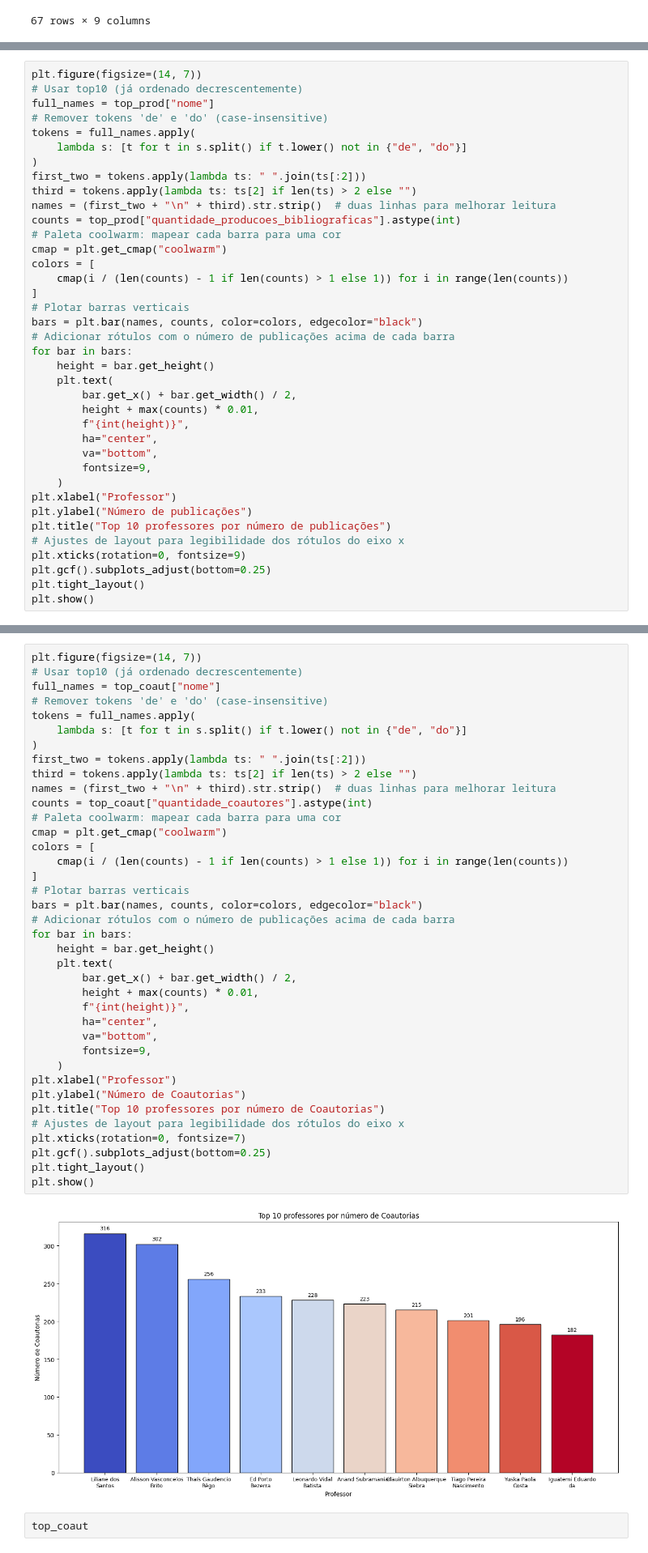
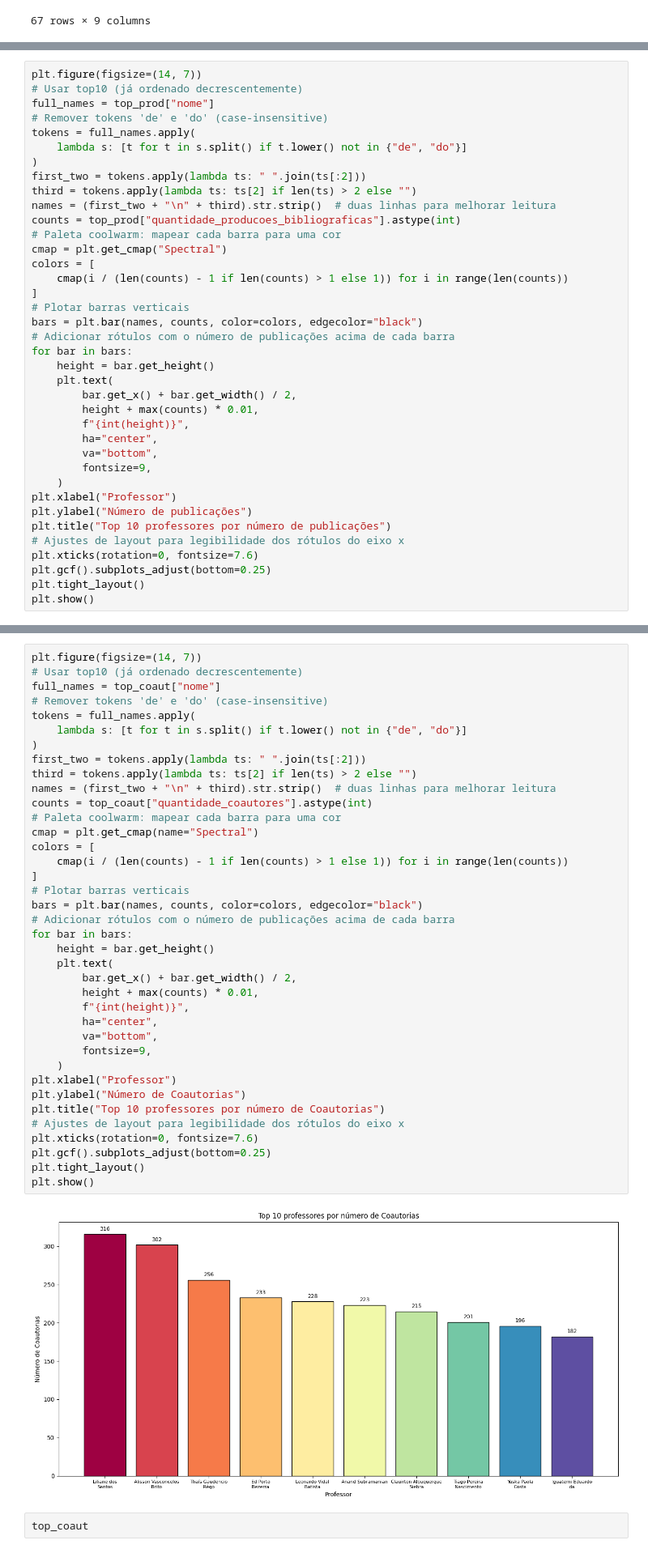
Before and after one commit to cacdia/lattes, a Jupyter notebook: notebook/notebook_relatorio.ipynb, the cells around one changed output, grey strips where cells are left out. Shown at 81% size. Drawn from its saved outputs; the diff is of its cells as text.

```diff
--- a/notebook/notebook_relatorio.ipynb
+++ b/notebook/notebook_relatorio.ipynb
@@ -301,7 +307,7 @@ third = tokens.apply(lambda ts: ts[2] if len(ts) > 2 else "")
 names = (first_two + "\n" + third).str.strip()  # duas linhas para melhorar leitura
 counts = top_prod["quantidade_producoes_bibliograficas"].astype(int)
 # Paleta coolwarm: mapear cada barra para uma cor
-cmap = plt.get_cmap("coolwarm")
+cmap = plt.get_cmap("Spectral")
 colors = [
     cmap(i / (len(counts) - 1 if len(counts) > 1 else 1)) for i in range(len(counts))
 ]
@@ -322,7 +328,7 @@ plt.xlabel("Professor")
 plt.ylabel("Número de publicações")
 plt.title("Top 10 professores por número de publicações")
 # Ajustes de layout para legibilidade dos rótulos do eixo x
-plt.xticks(rotation=0, fontsize=9)
+plt.xticks(rotation=0, fontsize=7.6)
 plt.gcf().subplots_adjust(bottom=0.25)
 plt.tight_layout()
 plt.show()
@@ -361,36 +367,36 @@ tokens = full_names.apply(
 )
 first_two = tokens.apply(lambda ts: " ".join(ts[:2]))
 third = tokens.apply(lambda ts: ts[2] if len(ts) > 2 else "")
 names = (first_two + "\n" + third).str.strip()  # duas linhas para melhorar leitura
 counts = top_coaut["quantidade_coautores"].astype(int)
 # Paleta coolwarm: mapear cada barra para uma cor
-cmap = plt.get_cmap("coolwarm")
+cmap = plt.get_cmap(name="Spectral")
 colors = [
     cmap(i / (len(counts) - 1 if len(counts) > 1 else 1)) for i in range(len(counts))
 ]
 # Plotar barras verticais
 bars = plt.bar(names, counts, color=colors, edgecolor="black")
 # Adicionar rótulos com o número de publicações acima de cada barra
 for bar in bars:
     height = bar.get_height()
     plt.text(
         bar.get_x() + bar.get_width() / 2,
         height + max(counts) * 0.01,
         f"{int(height)}",
         ha="center",
         va="bottom",
         fontsize=9,
     )
 plt.xlabel("Professor")
 plt.ylabel("Número de Coautorias")
 plt.title("Top 10 professores por número de Coautorias")
 # Ajustes de layout para legibilidade dos rótulos do eixo x
-plt.xticks(rotation=0, fontsize=7)
+plt.xticks(rotation=0, fontsize=7.6)
 plt.gcf().subplots_adjust(bottom=0.25)
 plt.tight_layout()
 plt.show()
 # %% [output]
-[figure, old version]
+[figure, new version]
 # %%
 top_coaut
 # %% [output]
```
Also changed, not shown: parts of 7 cells of this notebook.
